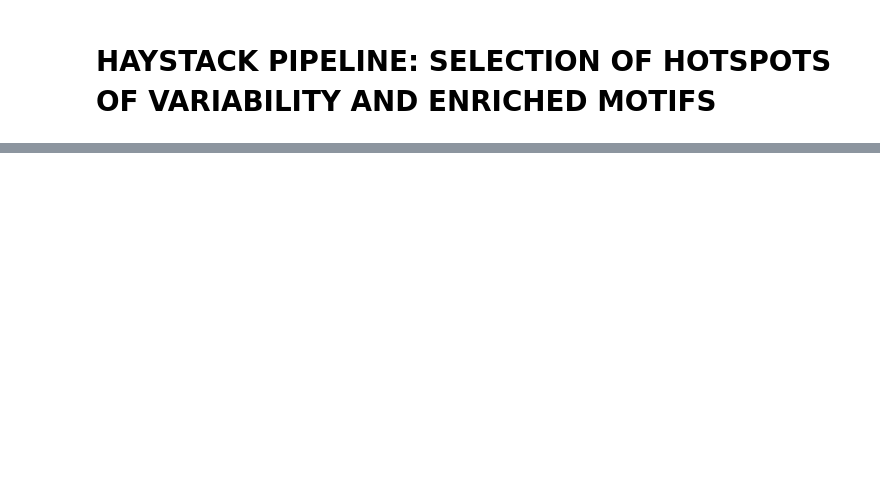
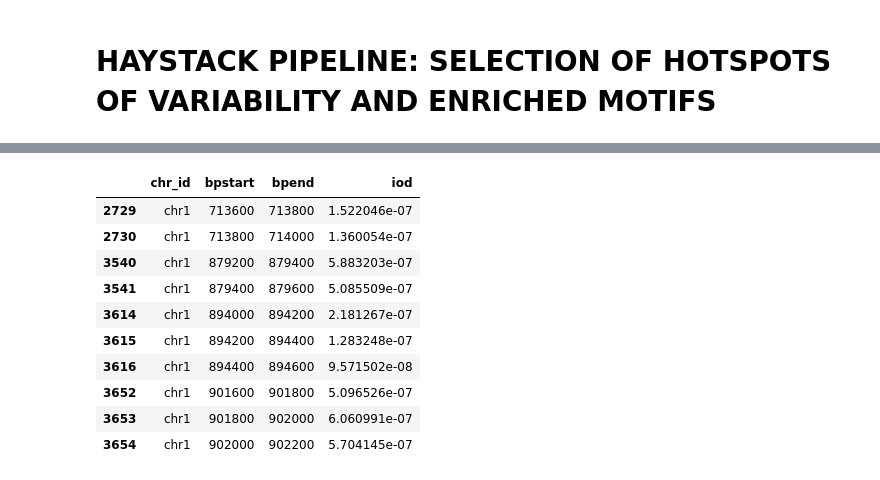
Before and after one commit to pinellolab/haystack_bio, a Jupyter notebook: haystack/haystack_notebook.ipynb, the cells around one changed output, grey strips where cells are left out. Drawn from its saved outputs; the diff is of its cells as text; code cells hidden in the pictures; blank space fills up the shorter version.

```diff
--- a/haystack/haystack_notebook.ipynb
+++ b/haystack/haystack_notebook.ipynb
@@ -554,0 +467,14 @@ for base_name, bam_filename in zip(sample_names, bam_filenames):
+# %%
+coordinates_bin.head(10)
+# %% [output]
+|  | chr_id | bpstart | bpend | iod |
+| 2729 | chr1 | 713600 | 713800 | 1.522046e-07 |
+| 2730 | chr1 | 713800 | 714000 | 1.360054e-07 |
+| 3540 | chr1 | 879200 | 879400 | 5.883203e-07 |
+| 3541 | chr1 | 879400 | 879600 | 5.085509e-07 |
+| 3614 | chr1 | 894000 | 894200 | 2.181267e-07 |
+| 3615 | chr1 | 894200 | 894400 | 1.283248e-07 |
+| 3616 | chr1 | 894400 | 894600 | 9.571502e-08 |
+| 3652 | chr1 | 901600 | 901800 | 5.096526e-07 |
+| 3653 | chr1 | 901800 | 902000 | 6.060991e-07 |
+| 3654 | chr1 | 902000 | 902200 | 5.704145e-07 |
```
Also changed, not shown: parts of 31 cells of this notebook.
